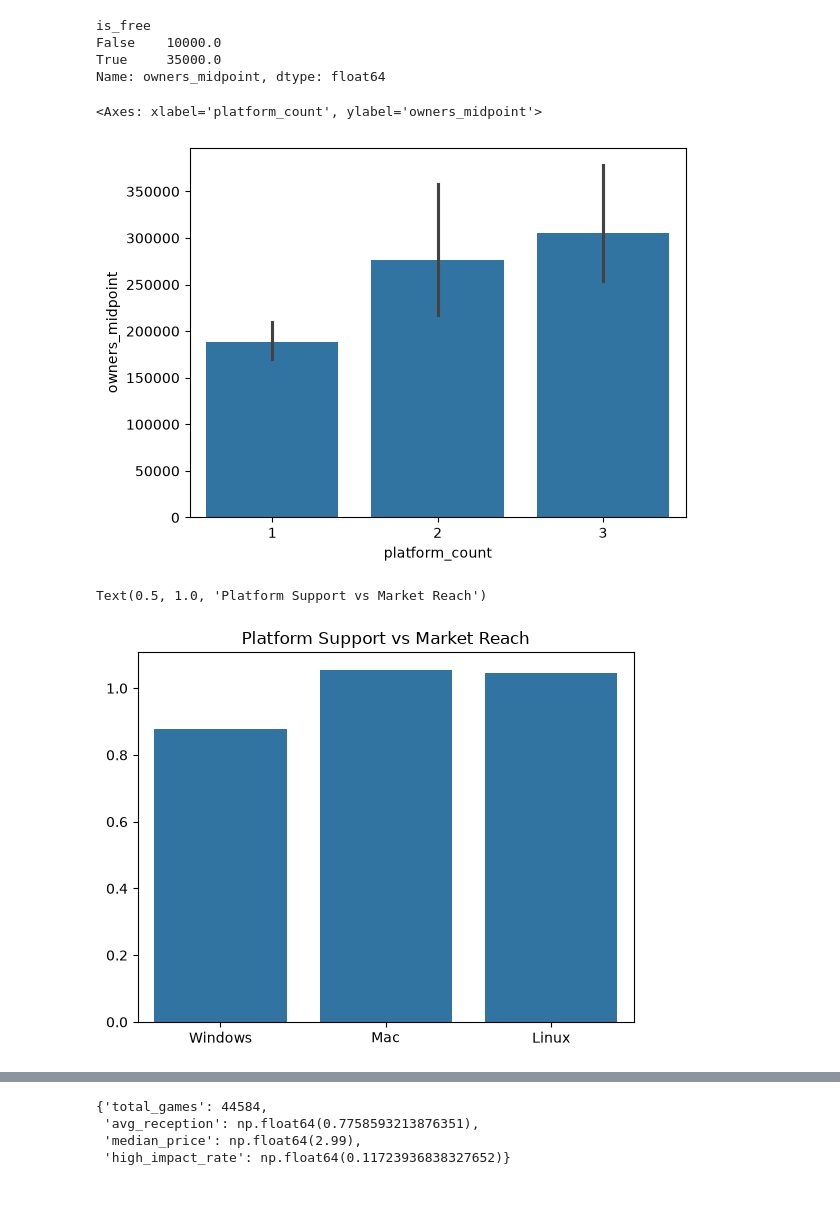
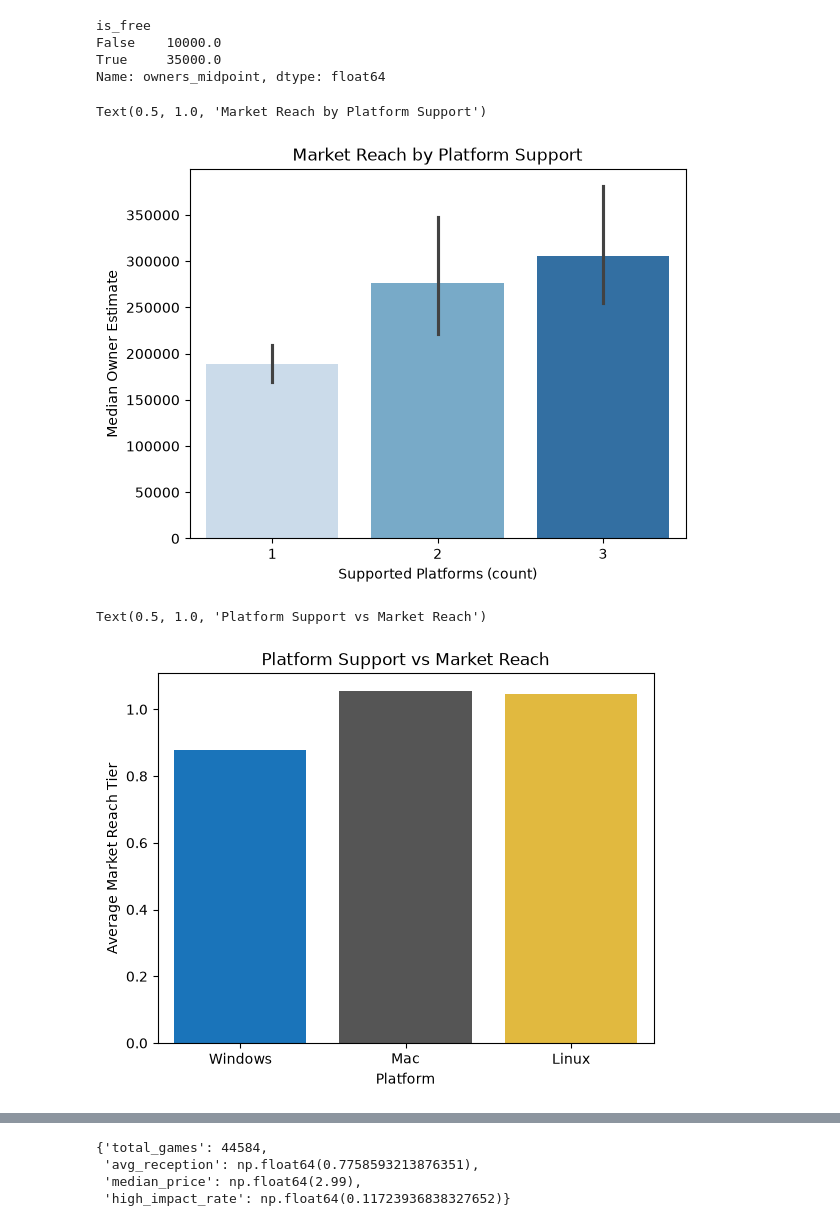
Before and after one commit to Yaksh04/steam-game-success-predictor, a Jupyter notebook: notebooks/02_eda.ipynb, the cells around one changed output, grey strips where cells are left out. Saved outputs shown, nothing was run; the diff lists cells and outputs as text; code cells hidden in the pictures; blank space fills up the shorter version.

```diff
--- a/notebooks/02_eda.ipynb
+++ b/notebooks/02_eda.ipynb
@@ -70,14 +139,29 @@ Name: owners_midpoint, dtype: float64
 # %%
 # Platform Count analysis
 
 df["platform_count"] = (
     df["windows"].astype(int) + df["mac"].astype(int) + df["linux"].astype(int)
 )
 
-sns.barplot(data=df, x="platform_count", y="owners_midpoint")
+platform_order = sorted(df["platform_count"].unique())
+platform_palette = sns.color_palette("Blues", n_colors=len(platform_order))
+
+sns.barplot(
+    data=df,
+    x="platform_count",
+    y="owners_midpoint",
+    order=platform_order,
+    palette=platform_palette,
+    hue="platform_count",
+    legend=False,
+)
+
+plt.xlabel("Supported Platforms (count)")
+plt.ylabel("Median Owner Estimate")
+plt.title("Market Reach by Platform Support")
 # %% [output]
-<Axes: xlabel='platform_count', ylabel='owners_midpoint'>
+Text(0.5, 1.0, 'Market Reach by Platform Support')
-[figure, old version]
+[figure, new version]
 # %%
 # Platform VS Marker Reach
 
@@ -87,13 +171,23 @@ platform_success = {
     "Linux": df[df["linux"] == True]["success_tier"].mean(),
 }
 
-sns.barplot(x=list(platform_success.keys()), y=list(platform_success.values()))
+platforms = list(platform_success.keys())
+platform_palette = [PLATFORM_COLORS[p] for p in platforms]
 
+sns.barplot(
+    x=platforms,
+    y=list(platform_success.values()),
+    palette=platform_palette,
+    hue=platforms,
+    legend=False,
+)
 
+plt.xlabel("Platform")
+plt.ylabel("Average Market Reach Tier")
 plt.title("Platform Support vs Market Reach")
 # %% [output]
 Text(0.5, 1.0, 'Platform Support vs Market Reach')
-[figure, old version]
+[figure, new version]
 # %%
 # Release Year Trends
 df["release_date"] = pd.to_datetime(df["release_date"])
```
Also changed, not shown: parts of 10 cells of this notebook, 9 other files.
